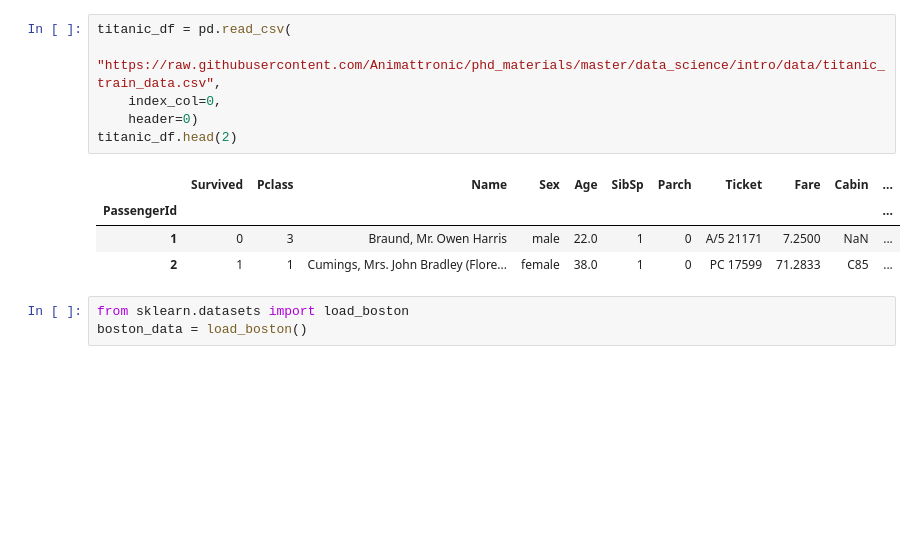
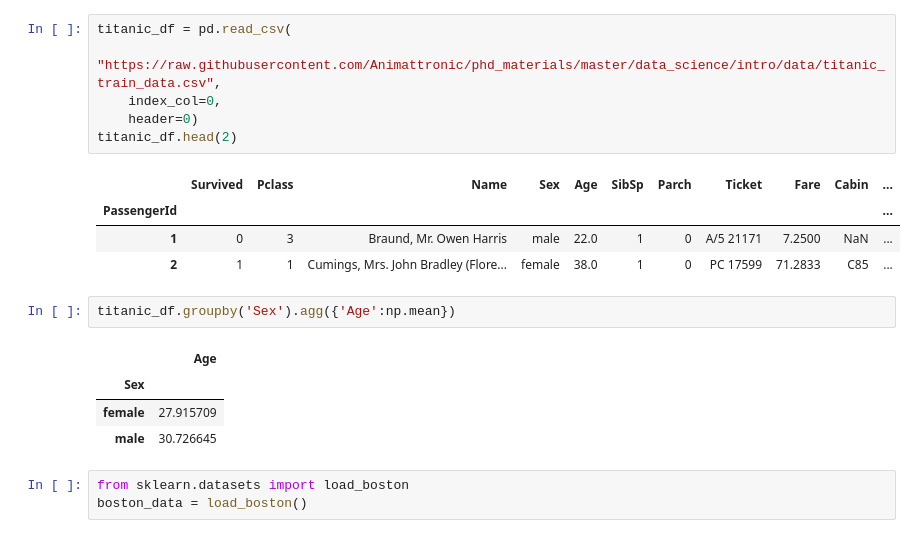
Before and after one commit to filip-wojcik/phd_materials, a Jupyter notebook: data_science/intro/machine_learning_class.ipynb, the cells around one changed output. Cells and saved outputs as stored; diff of their text form; blank space fills up the shorter version.

```diff
--- a/data_science/intro/machine_learning_class.ipynb
+++ b/data_science/intro/machine_learning_class.ipynb
@@ -13,6 +13,13 @@ titanic_df.head(2)
 | PassengerId |  |  |  |  |  |  |  |  |  |  | ... |
 | 1 | 0 | 3 | Braund, Mr. Owen Harris | male | 22.0 | 1 | 0 | A/5 21171 | 7.2500 | NaN | ... |
 | 2 | 1 | 1 | Cumings, Mrs. John Bradley (Flore... | female | 38.0 | 1 | 0 | PC 17599 | 71.2833 | C85 | ... |
+# %%
+titanic_df.groupby('Sex').agg({'Age':np.mean})
+# %% [output]
+|  | Age |
+| Sex |  |
+| female | 27.915709 |
+| male | 30.726645 |
 # %%
 from sklearn.datasets import load_boston
 boston_data = load_boston()
```
Also changed, not shown: parts of 17 cells of this notebook, 1 other file.
